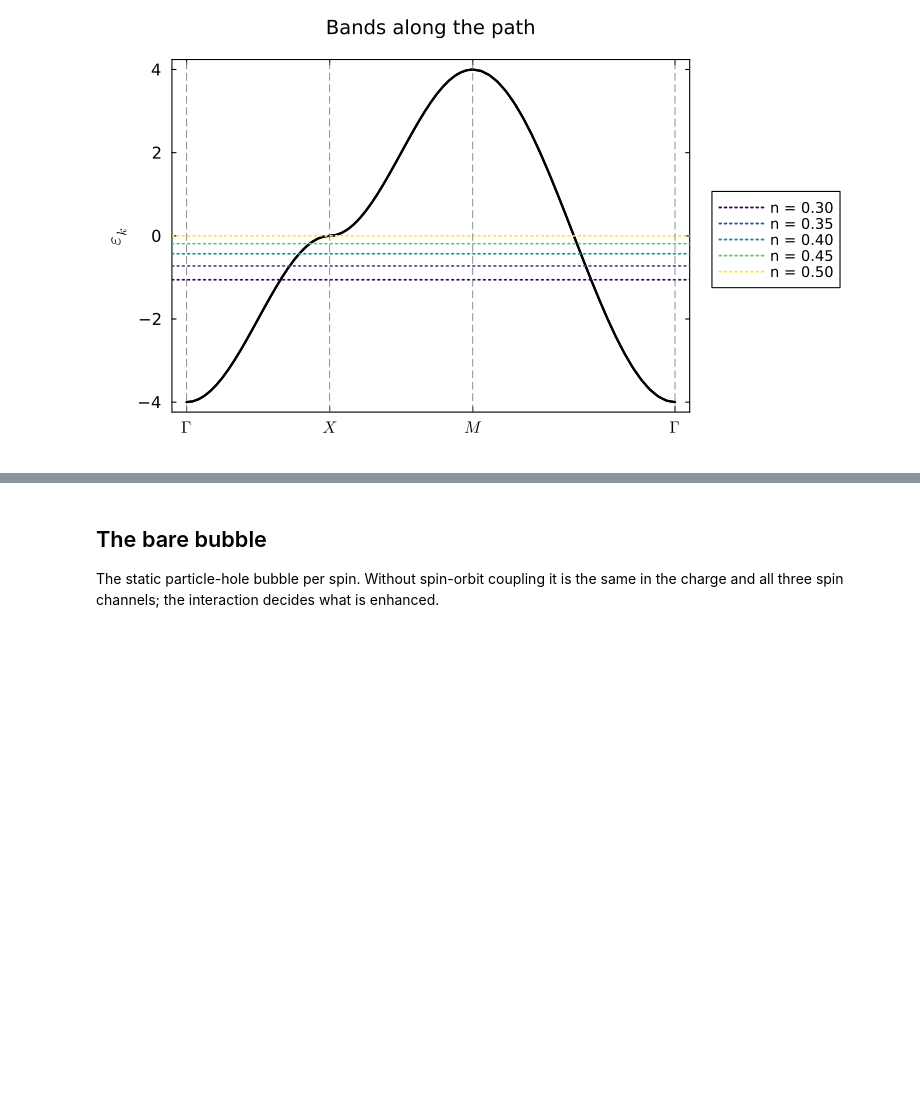
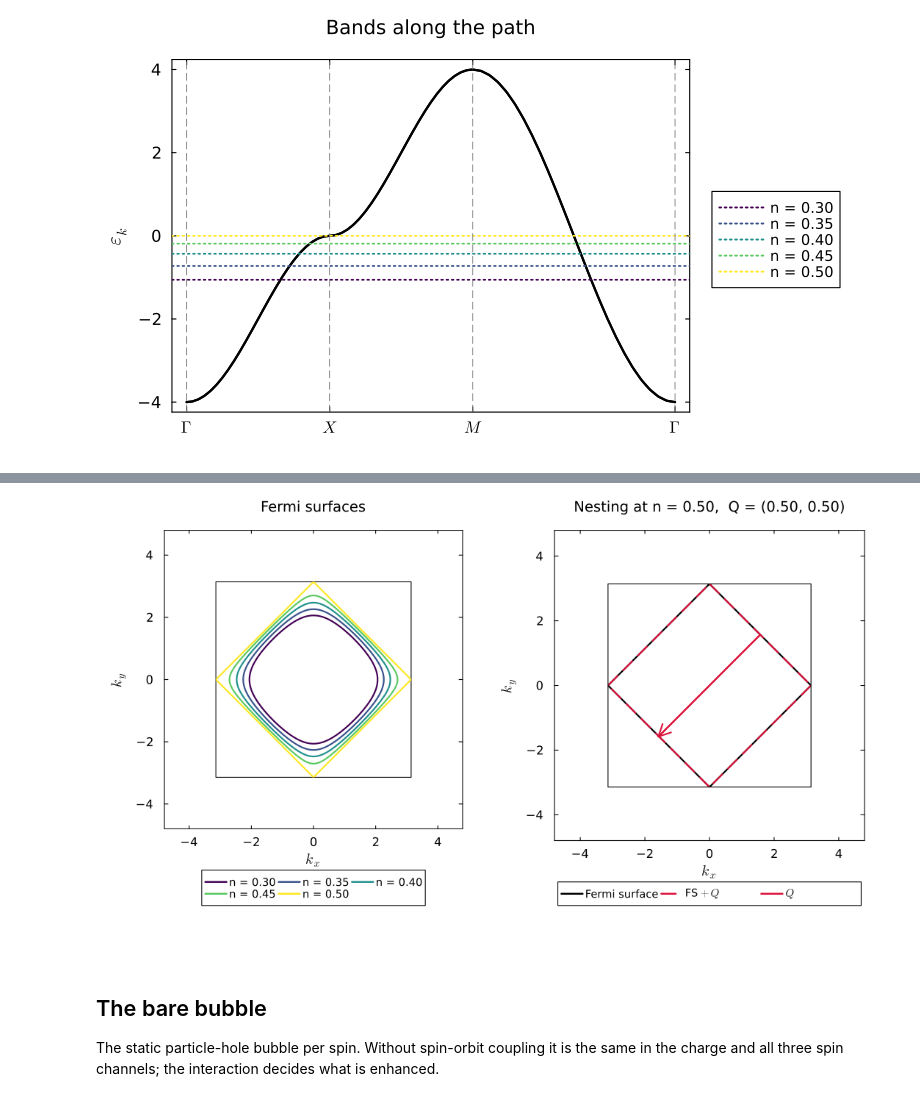
Before and after one commit to Toronto-Condensed-Matter-Theory/RPAToolkit.jl, a Jupyter notebook: examples/Square/Square.ipynb, the cells around one changed output, grey strips where cells are left out. Drawn from its saved outputs; the diff is of its cells as text; code cells hidden in the pictures; blank space fills up the shorter version.

```diff
--- a/examples/Square/Square.ipynb
+++ b/examples/Square/Square.ipynb
@@ -20,12 +20,14 @@ critical $U$. Their charge responses differ.
 using Pkg
 Pkg.activate(joinpath(@__DIR__, "..", ".."); io = devnull)     # the RPAToolkit checkout
 using RPAToolkit, JLD2, Plots, Plots.PlotMeasures, LaTeXStrings, LinearAlgebra, Printf
+using TightBindingToolkit: Plot_FS!
 
 default(fmt = :png, framestyle = :box, grid = false, lw = 2, size = (700, 400), dpi = 110,
         margin = 4mm, guidefontsize = 12, tickfontsize = 10, legendfontsize = 9, titlefontsize = 12)
 
 input  = load_rpa_input(joinpath(@__DIR__, "Square.yml"))
 output = load(rpa_output_path(input))
+uc     = load(input["unitcell"]["julia"])["unit cell"]     # the model, for the Fermi surfaces
 U0     = input["coulomb"]["onsite"]
 entries = sort(collect(values(output)), by = e -> e["filling"])     # one per filling
 half    = entries[end]                                               # n = 0.5
@@ -103,3 +111,17 @@ path_axes!(p, half)
+# %%
+##### every filling's Fermi surface; then one filling's, with its copy shifted by the ordering wavevector Q
+i_nest = lastindex(entries)                                        # n = 0.5
+nest   = entries[i_nest]
+pf = plot(title = "Fermi surfaces", legend = :outerbottom, legend_column = 3)
+for (i, e) in enumerate(entries)
+    Plot_FS!(pf, uc, e["mu"]; color = filling_colors[i], label = @sprintf("n = %.2f", e["filling"]), zone = i == 1)
+end
+q  = join((@sprintf("%.2f", v) for v in nest["Hubbard"]["maximum reciprocal momentum"]), ", ")
+pn = plot(title = @sprintf("Nesting at n = %.2f,  Q = (%s)", nest["filling"], q), legend = :outerbottom, legend_column = 3)
+Plot_FS!(pn, uc, nest["mu"]; Q = fold(nest["Hubbard"]["maximum momentum"]), color = :black, label = "Fermi surface")
+plot(pf, pn, layout = (1, 2), size = (980, 560))
+# %% [output]
+[figure, added]
 # %% [markdown]
 ## The bare bubble
 
```
Also changed, not shown: parts of 1 cell of this notebook, 4 other files.
